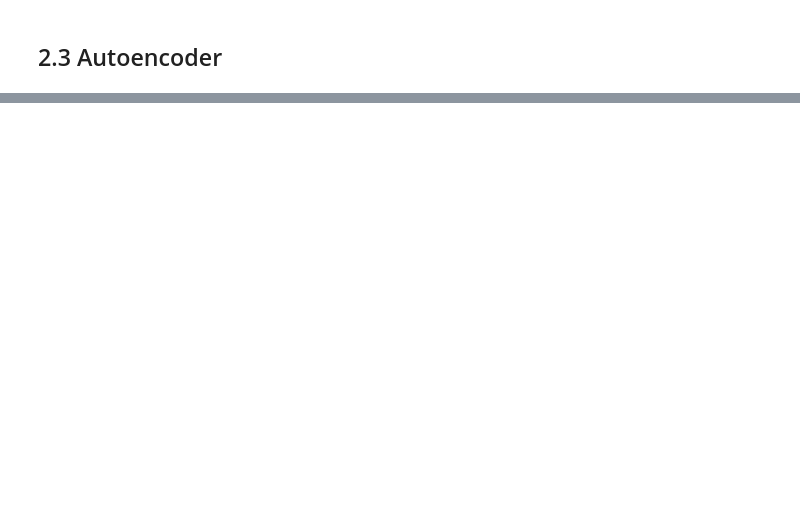
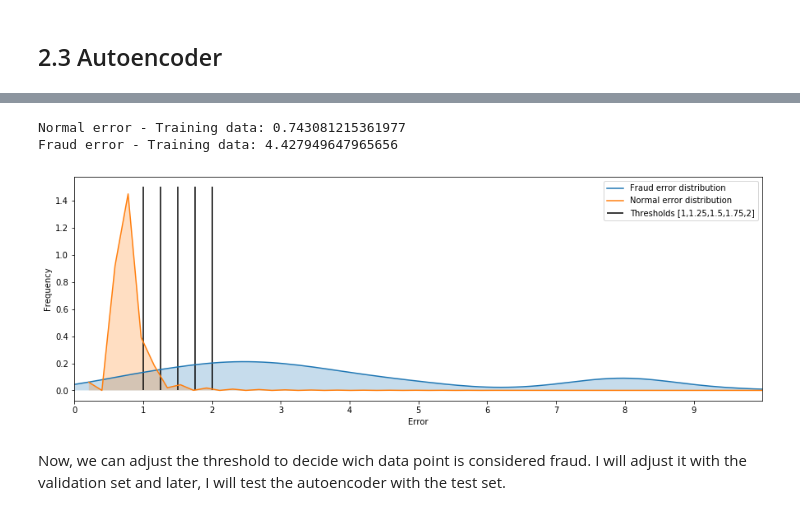
Before and after one commit to leogcalderon/fraud_detection, a Jupyter notebook: fraud_detection.ipynb, the cells around one changed output, grey strips where cells are left out. Drawn from its saved outputs; the diff is of its cells as text; code cells hidden in the pictures; blank space fills up the shorter version.

```diff
--- a/fraud_detection.ipynb
+++ b/fraud_detection.ipynb
@@ -417,0 +617,2 @@ pred_report(pred,X_test,y_test,(15,7))
+# %%
+hist = ae.fit(X_train_normal,X_train_normal,epochs=50,verbose = 2)
@@ -417,0 +637,37 @@ pred_report(pred,X_test,y_test,(15,7))
+# %%
+pred_normal = ae.predict(X_train_normal)
+pred_fraud = ae.predict(X_train_fraud)
+
+score_train_normal = np.sqrt(mean_squared_error(X_train_normal,pred_normal))
+score_train_fraud = np.sqrt(mean_squared_error(X_train_fraud,pred_fraud))
+
+print('Normal error - Training data:',score_train_normal)
+print('Fraud error - Training data:',score_train_fraud)
+# %% [output]
+Normal error - Training data: 0.743081215361977
+Fraud error - Training data: 4.427949647965656
+# %%
+def error(true, representation):
+    errors = []
+    for i in range(representation.shape[0]):
+        e = np.sqrt(mean_squared_error(representation[i], true[i]))
+        errors.append(e)
+    return errors
+# %%
+errors_fraud = error(X_train_fraud,pred_fraud)
+errors_normal = error(X_train_normal,pred_normal)
+# %%
+plt.figure(figsize=(15,5))
+sns.kdeplot(errors_fraud,shade=True,label='Fraud error distribution')
+sns.kdeplot(errors_normal,shade=True,label='Normal error distribution')
+plt.vlines([1,1.25,1.5,1.75,2],0,1.5,label='Thresholds [1,1.25,1.5,1.75,2]')
+plt.xticks(np.arange(0,10,1))
+plt.xlim([0,10])
+plt.xlabel('Error')
+plt.ylabel('Frequency')
+plt.legend()
+plt.show()
+# %% [output]
+[figure, added]
+# %% [markdown]
+Now, we can adjust the threshold to decide wich data point is considered fraud. I will adjust it with the validation set and later, I will test the autoencoder with the test set.
```
Also changed, not shown: parts of 43 cells of this notebook, 5 other files.
